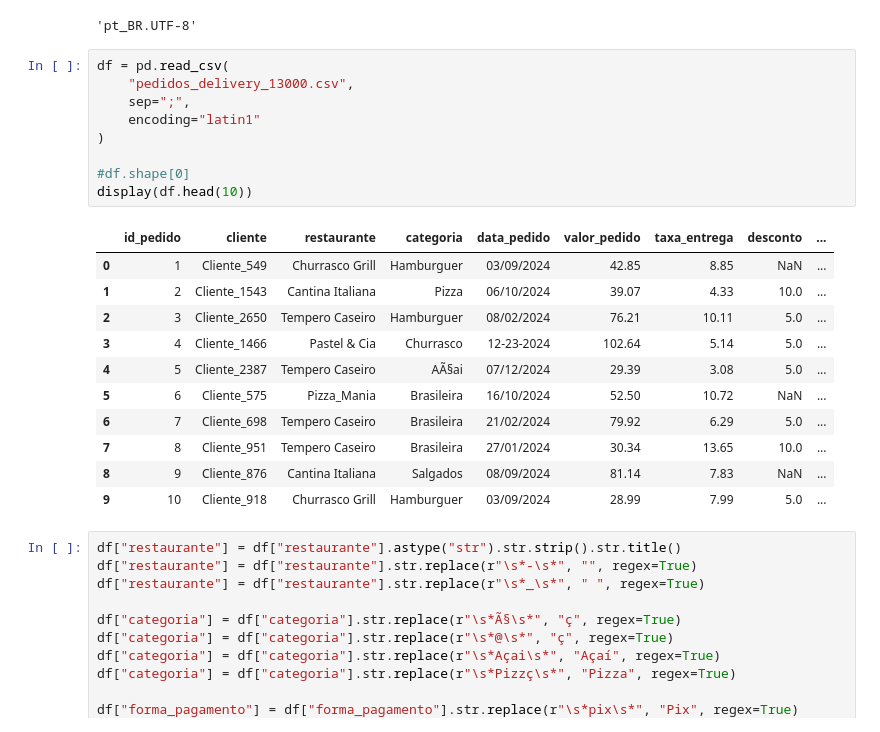
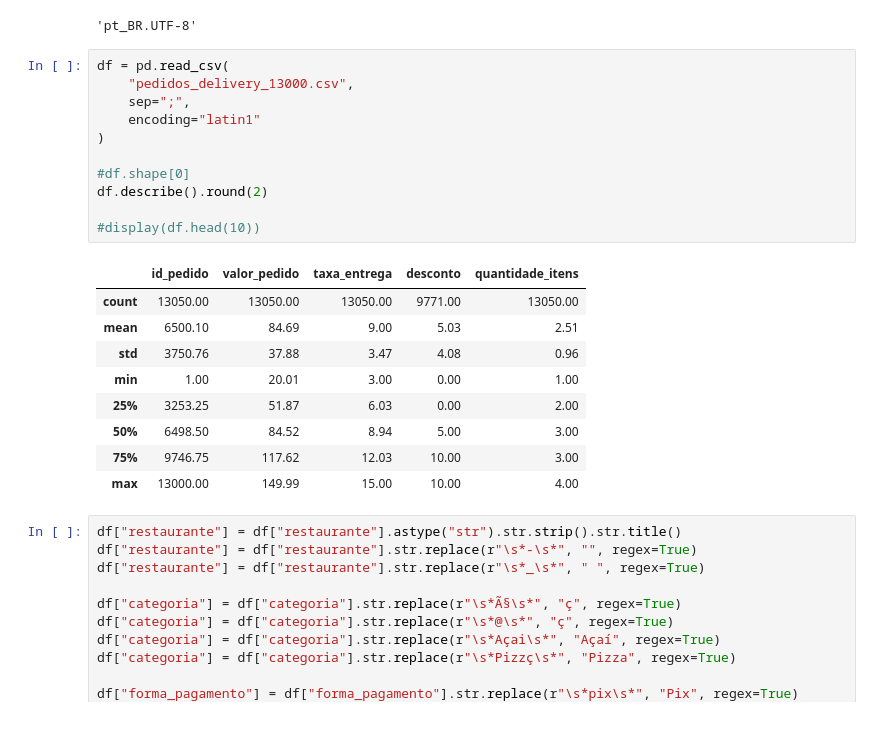
Before and after one commit to aneguimaraestf/CursoSenac20250791, a Jupyter notebook: Atividade - Pandas e Matplotlib/Resolução_Atividade.ipynb, the cells around one changed output. Cells and saved outputs as stored; diff of their text form.

```diff
--- a/Atividade - Pandas e Matplotlib/Resolução_Atividade.ipynb
+++ b/Atividade - Pandas e Matplotlib/Resolução_Atividade.ipynb
@@ -9,24 +9,24 @@ locale.setlocale(locale.LC_TIME, 'pt_BR.UTF-8')
 # %%
 df = pd.read_csv(
     "pedidos_delivery_13000.csv",
     sep=";",
     encoding="latin1"
 )
 
 #df.shape[0]
-display(df.head(10))
+df.describe().round(2)
+
+#display(df.head(10))
 # %% [output]
-|  | id_pedido | cliente | restaurante | categoria | data_pedido | valor_pedido | taxa_entrega | desconto | ... |
-| 0 | 1 | Cliente_549 | Churrasco Grill | Hamburguer | 03/09/2024 | 42.85 | 8.85 | NaN | ... |
-| 1 | 2 | Cliente_1543 | Cantina Italiana | Pizza | 06/10/2024 | 39.07 | 4.33 | 10.0 | ... |
-| 2 | 3 | Cliente_2650 | Tempero Caseiro | Hamburguer | 08/02/2024 | 76.21 | 10.11 | 5.0 | ... |
-| 3 | 4 | Cliente_1466 | Pastel & Cia | Churrasco | 12-23-2024 | 102.64 | 5.14 | 5.0 | ... |
-| 4 | 5 | Cliente_2387 | Tempero Caseiro | AÃ§ai | 07/12/2024 | 29.39 | 3.08 | 5.0 | ... |
-| 5 | 6 | Cliente_575 | Pizza_Mania | Brasileira | 16/10/2024 | 52.50 | 10.72 | NaN | ... |
-| 6 | 7 | Cliente_698 | Tempero Caseiro | Brasileira | 21/02/2024 | 79.92 | 6.29 | 5.0 | ... |
-| 7 | 8 | Cliente_951 | Tempero Caseiro | Brasileira | 27/01/2024 | 30.34 | 13.65 | 10.0 | ... |
-| 8 | 9 | Cliente_876 | Cantina Italiana | Salgados | 08/09/2024 | 81.14 | 7.83 | NaN | ... |
-| 9 | 10 | Cliente_918 | Churrasco Grill | Hamburguer | 03/09/2024 | 28.99 | 7.99 | 5.0 | ... |
+|  | id_pedido | valor_pedido | taxa_entrega | desconto | quantidade_itens |
+| count | 13050.00 | 13050.00 | 13050.00 | 9771.00 | 13050.00 |
+| mean | 6500.10 | 84.69 | 9.00 | 5.03 | 2.51 |
+| std | 3750.76 | 37.88 | 3.47 | 4.08 | 0.96 |
+| min | 1.00 | 20.01 | 3.00 | 0.00 | 1.00 |
+| 25% | 3253.25 | 51.87 | 6.03 | 0.00 | 2.00 |
+| 50% | 6498.50 | 84.52 | 8.94 | 5.00 | 3.00 |
+| 75% | 9746.75 | 117.62 | 12.03 | 10.00 | 3.00 |
+| max | 13000.00 | 149.99 | 15.00 | 10.00 | 4.00 |
 # %%
 df["restaurante"] = df["restaurante"].astype("str").str.strip().str.title()
 df["restaurante"] = df["restaurante"].str.replace(r"\s*-\s*", "", regex=True)
```
Also changed, not shown: parts of 5 cells of this notebook.
